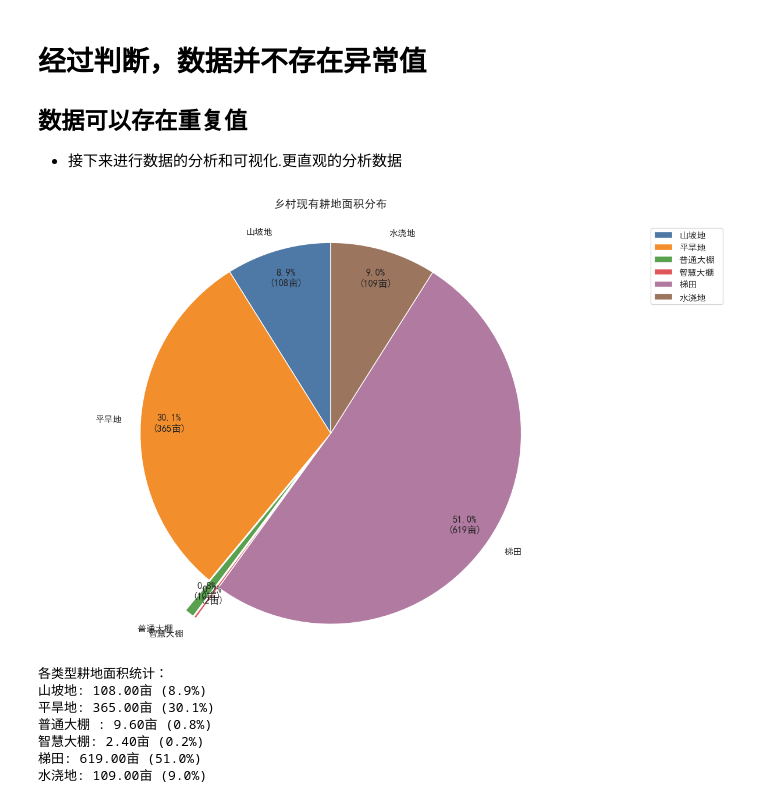
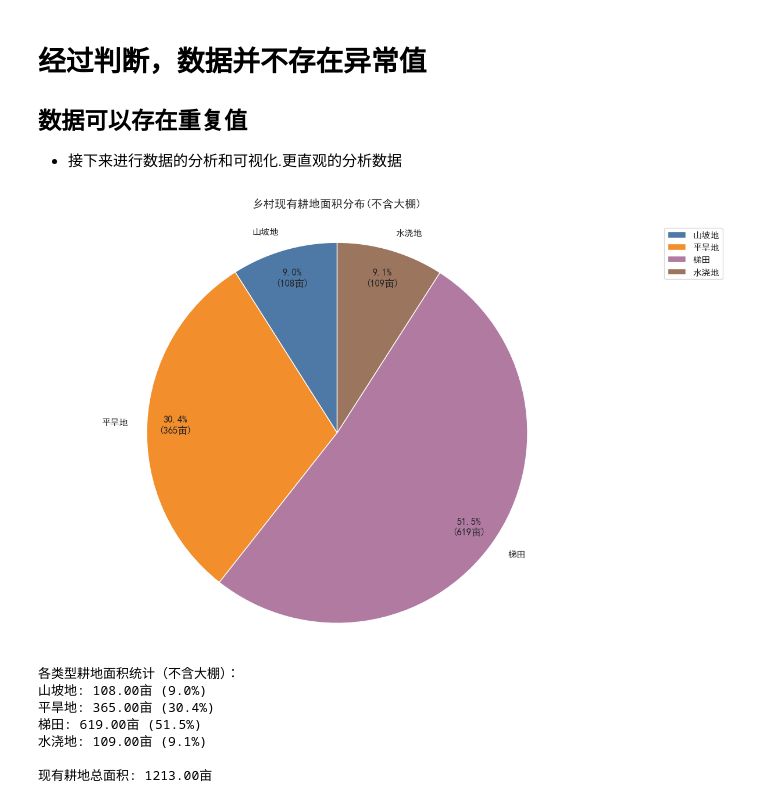
Before and after one commit to Hello-IsHuiHui/C-, a Jupyter notebook: code.ipynb, the cells around one changed output. Drawn from its saved outputs; the diff is of its cells as text; code cells hidden in the pictures.

```diff
--- a/code.ipynb
+++ b/code.ipynb
@@ -94,59 +93,72 @@ plot_boxplot(statistics2023, "2023年统计的相关数据")
 
 - 接下来进行数据的分析和可视化.更直观的分析数据
 # %%
-# 计算每种地块类型的面积总和
-area_by_type = countryside_nowland.groupby('地块类型')['地块面积/亩'].sum()
+"""
+
+统计没有大棚的耕地面积分布情况
+
+"""
+# 计算每种地块类型的面积总和，排除智慧大棚和普通大棚
+area_by_type = countryside_nowland[~countryside_nowland['地块类型'].isin(['智慧大棚', '普通大棚 '])].groupby('地块类型')['地块面积/亩'].sum()
 
 # 自定义显示格式函数
 def make_autopct(values):
     def my_autopct(pct):
         total = sum(values)
         val = int(round(pct*total/100.0))
         return f'{pct:.1f}%\n({val:d}亩)'
     return my_autopct
 
-# 设置图形大小和分离距离
+# 设置图形大小
 plt.figure(figsize=(12, 8))
-explode = [0, 0, 0.2, 0.2, 0, 0]  # 设置普通大棚和智慧大棚突出显示
 
-# 设置颜色方案，使用对比度更高的颜色
-colors = ['#4E79A7', '#F28E2B', '#59A14F', '#E15759', '#B07AA1', '#9C755F']
+# 设置颜色方案，由于移除了两种类型，所以只需要4种颜色
+colors = ['#4E79A7', '#F28E2B', '#B07AA1', '#9C755F']
 
 # 绘制饼图
-plt.pie(area_by_type.values, # 数据为地块面积
-        labels=area_by_type.index, # 标签为地块类型
-        explode=explode, # 突出显示某些类型
-        colors=colors, # 使用自定义颜色
-        autopct=make_autopct(area_by_type.values), # 显示百分比和具体数值
-        startangle=90, # 起始角度
-        pctdistance=0.85,  # 百分比标签位置
-        labeldistance=1.1)  # 标签位置
+plt.pie(area_by_type.values,
+        labels=area_by_type.index,
+        colors=colors,
+        autopct=make_autopct(area_by_type.values),
+        startangle=90,
+        pctdistance=0.85,
+        labeldistance=1.1)
 
 # 添加标题
-plt.title('乡村现有耕地面积分布', pad=20, fontsize=14)
+plt.title('乡村现有耕地面积分布(不含大棚)', pad=20, fontsize=14)
+
 # 添加图例，并调整位置
 plt.legend(bbox_to_anchor=(1.05, 1), loc='upper left')
+
 # 确保饼图是圆形的
 plt.axis('equal')
+
 # 调整布局以确保图例完整显示
 plt.tight_layout()
+
 # 保存图片
 if not os.path.exists('results'):
     os.makedirs('results')
-plt.savefig('results/耕地面积分布饼图.png', bbox_inches='tight', dpi=300)
+plt.savefig('results/耕地面积分布饼图_无大棚.png', bbox_inches='tight', dpi=300)
+
 # 显示图片
 plt.show()
 plt.close()
+
 # 打印具体数值
-print("\n各类型耕地面积统计：")
+print("\n各类型耕地面积统计（不含大棚）：")
 for type_name, area in area_by_type.items():
     print(f"{type_name}: {area:.2f}亩 ({(area/area_by_type.sum()*100):.1f}%)")
+
+# 统计现有的总面积
+total_area = countryside_nowland['地块面积/亩'].sum()
+print(f"\n现有耕地总面积: {total_area:.2f}亩")
 # %% [output]
-[figure, old version]
+[figure, new version]
-各类型耕地面积统计：
-山坡地: 108.00亩 (8.9%)
-平旱地: 365.00亩 (30.1%)
-普通大棚 : 9.60亩 (0.8%)
-智慧大棚: 2.40亩 (0.2%)
-梯田: 619.00亩 (51.0%)
-水浇地: 109.00亩 (9.0%)
+各类型耕地面积统计（不含大棚）：
+山坡地: 108.00亩 (9.0%)
+平旱地: 365.00亩 (30.4%)
+梯田: 619.00亩 (51.5%)
+水浇地: 109.00亩 (9.1%)
+
+现有耕地总面积: 1213.00亩
```
Also changed, not shown: parts of 2 cells of this notebook, 6 other files.
